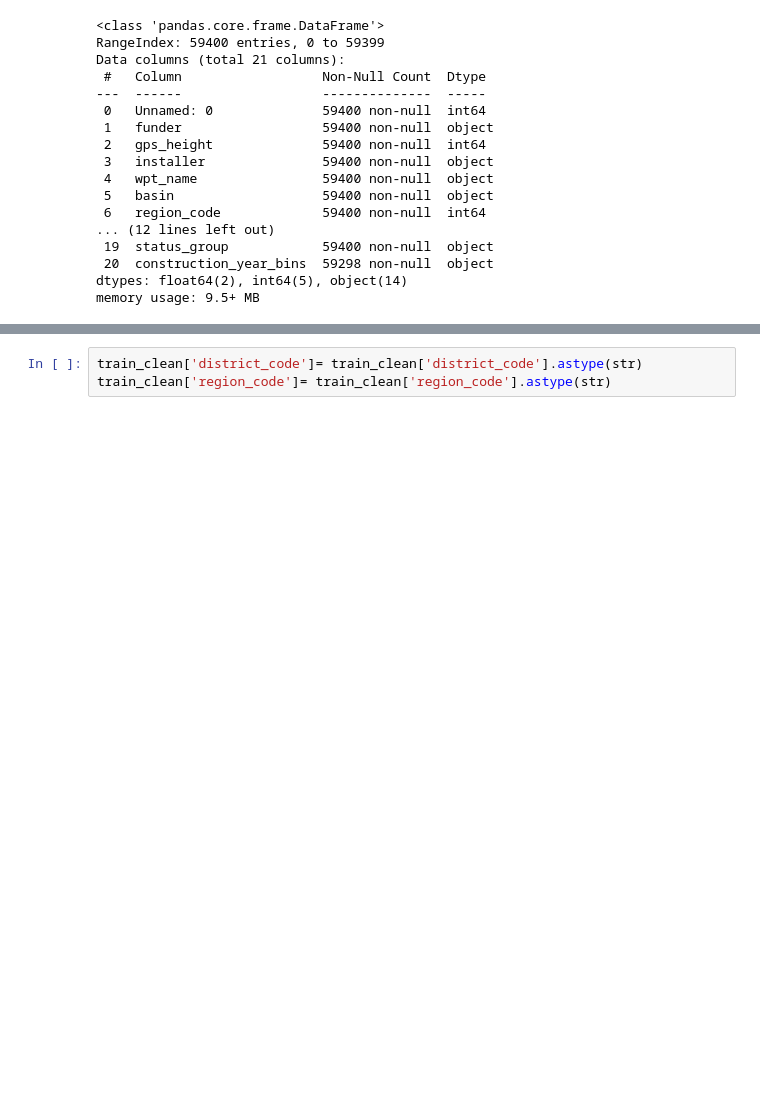
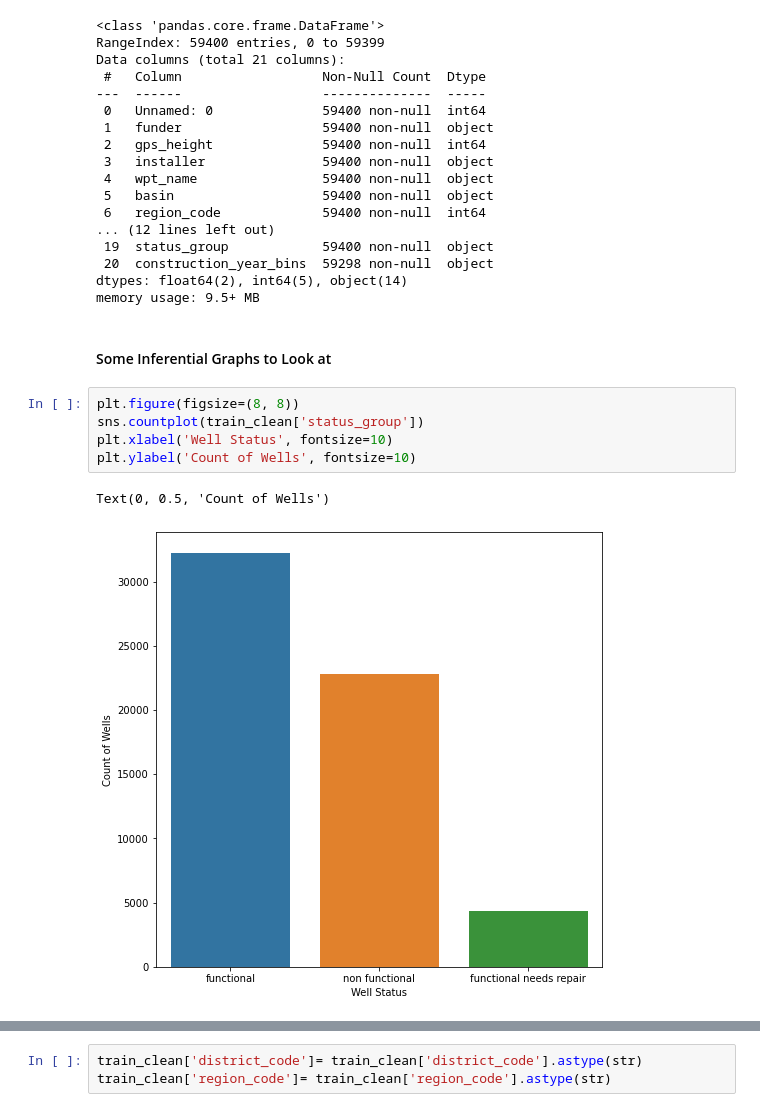
Before and after one commit to OlgertHasko/Tanzanian-Water-Wells, a Jupyter notebook: Madoria's Journal.ipynb, the cells around one changed output, grey strips where cells are left out. Drawn from its saved outputs; the diff is of its cells as text; blank space fills up the shorter version.

```diff
--- a/Madoria's Journal.ipynb
+++ b/Madoria's Journal.ipynb
@@ -197,3 +209,13 @@ Data columns (total 21 columns):
  20  construction_year_bins  59298 non-null  object
 dtypes: float64(2), int64(5), object(14)
 memory usage: 9.5+ MB
+# %% [markdown]
+#### Some Inferential Graphs to Look at
+# %%
+plt.figure(figsize=(8, 8))
+sns.countplot(train_clean['status_group'])
+plt.xlabel('Well Status', fontsize=10)
+plt.ylabel('Count of Wells', fontsize=10)
+# %% [output]
+Text(0, 0.5, 'Count of Wells')
+[figure, added]
```
Also changed, not shown: parts of 11 cells of this notebook.
